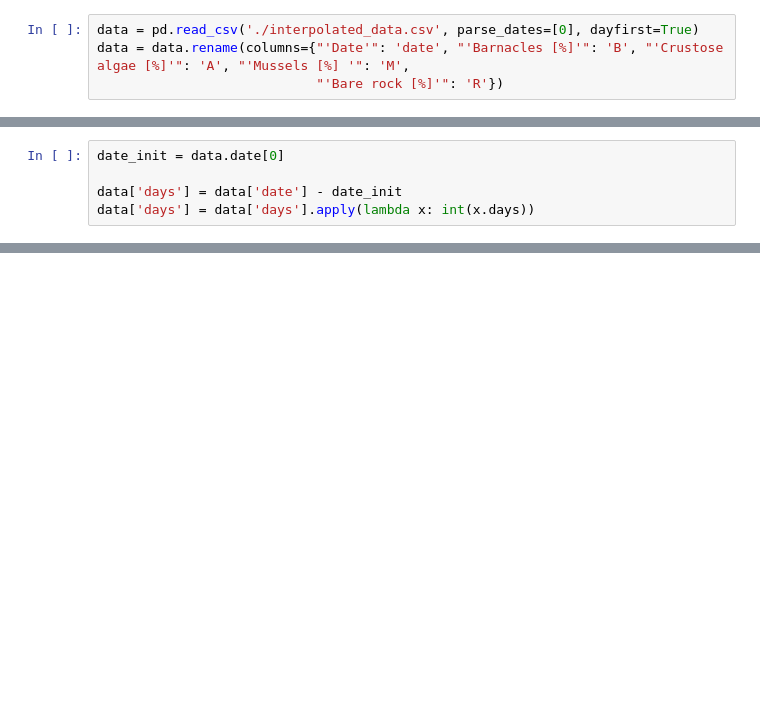
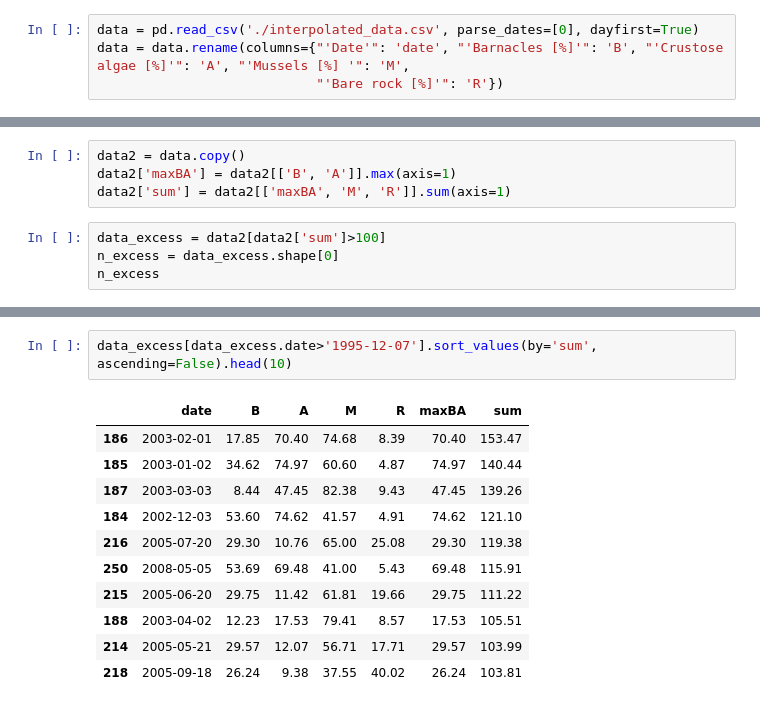
Before and after one commit to cparrarojas/sde-parameter-estimation, a Jupyter notebook: quasi-cycles.ipynb, the cells around one changed output, grey strips where cells are left out. Saved outputs shown, nothing was run; the diff lists cells and outputs as text; blank space fills up the shorter version.

```diff
--- a/quasi-cycles.ipynb
+++ b/quasi-cycles.ipynb
@@ -155,5 +166,0 @@ data['r'] = r/100.
-# %%
-date_init = data.date[0]
-
-data['days'] = data['date'] - date_init
-data['days'] = data['days'].apply(lambda x: int(x.days))
@@ -276,0 +202,8 @@ params_estim2
+# %%
+data2 = data.copy()
+data2['maxBA'] = data2[['B', 'A']].max(axis=1)
+data2['sum'] = data2[['maxBA', 'M', 'R']].sum(axis=1)
+# %%
+data_excess = data2[data2['sum']>100]
+n_excess = data_excess.shape[0]
+n_excess
@@ -276,0 +242,14 @@ params_estim2
+# %%
+data_excess[data_excess.date>'1995-12-07'].sort_values(by='sum', ascending=False).head(10)
+# %% [output]
+|  | date | B | A | M | R | maxBA | sum |
+| 186 | 2003-02-01 | 17.85 | 70.40 | 74.68 | 8.39 | 70.40 | 153.47 |
+| 185 | 2003-01-02 | 34.62 | 74.97 | 60.60 | 4.87 | 74.97 | 140.44 |
+| 187 | 2003-03-03 | 8.44 | 47.45 | 82.38 | 9.43 | 47.45 | 139.26 |
+| 184 | 2002-12-03 | 53.60 | 74.62 | 41.57 | 4.91 | 74.62 | 121.10 |
+| 216 | 2005-07-20 | 29.30 | 10.76 | 65.00 | 25.08 | 29.30 | 119.38 |
+| 250 | 2008-05-05 | 53.69 | 69.48 | 41.00 | 5.43 | 69.48 | 115.91 |
+| 215 | 2005-06-20 | 29.75 | 11.42 | 61.81 | 19.66 | 29.75 | 111.22 |
+| 188 | 2003-04-02 | 12.23 | 17.53 | 79.41 | 8.57 | 17.53 | 105.51 |
+| 214 | 2005-05-21 | 29.57 | 12.07 | 56.71 | 17.71 | 29.57 | 103.99 |
+| 218 | 2005-09-18 | 26.24 | 9.38 | 37.55 | 40.02 | 26.24 | 103.81 |
```
Also changed, not shown: parts of 61 cells of this notebook, 1 other file.
